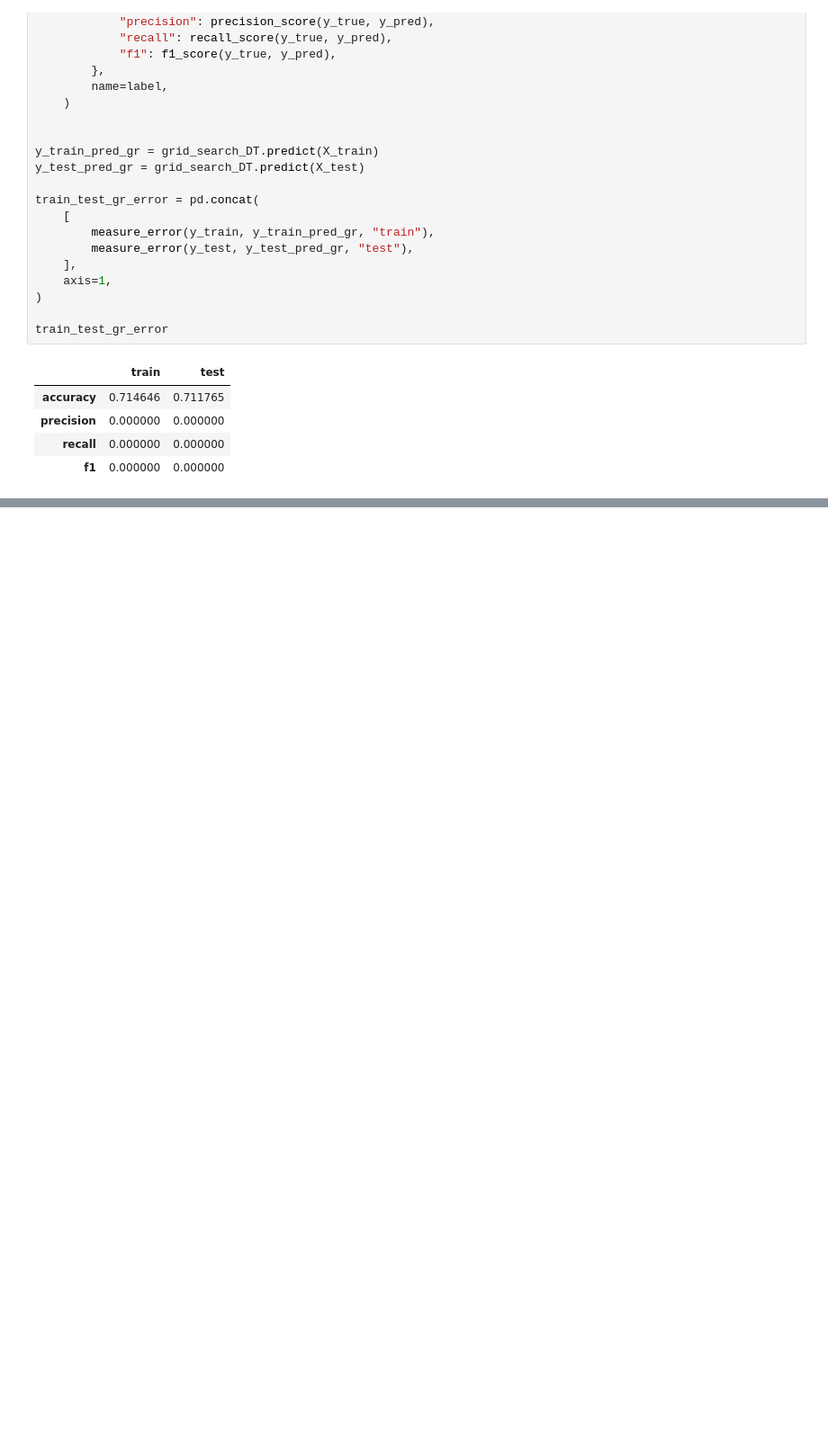
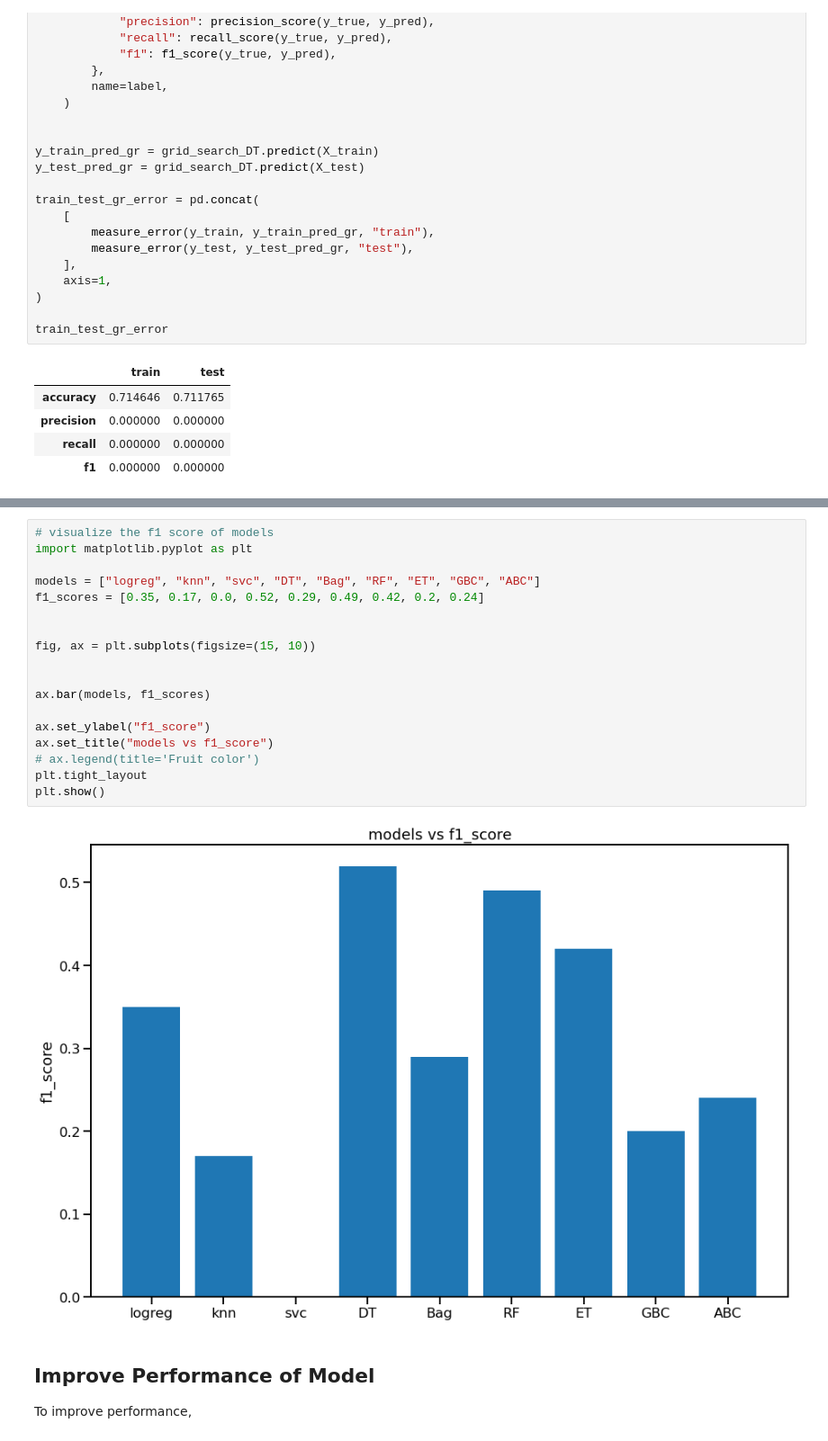
Before and after one commit to gkrampah/Classifiers, a Jupyter notebook: project.ipynb, the cells around one changed output, grey strips where cells are left out. Shown at 90% size. Saved outputs shown, nothing was run; the diff lists cells and outputs as text; blank space fills up the shorter version.

```diff
--- a/project.ipynb
+++ b/project.ipynb
@@ -876,0 +1087,24 @@ Best score (precision):
+# %%
+# visualize the f1 score of models
+import matplotlib.pyplot as plt
+
+models = ["logreg", "knn", "svc", "DT", "Bag", "RF", "ET", "GBC", "ABC"]
+f1_scores = [0.35, 0.17, 0.0, 0.52, 0.29, 0.49, 0.42, 0.2, 0.24]
+
+
+fig, ax = plt.subplots(figsize=(15, 10))
+
+
+ax.bar(models, f1_scores)
+
+ax.set_ylabel("f1_score")
+ax.set_title("models vs f1_score")
+# ax.legend(title='Fruit color')
+plt.tight_layout
+plt.show()
+# %% [output]
+[figure, added]
+# %% [markdown]
+## Improve Performance of Model
+
+To improve performance,
```
Also changed, not shown: parts of 22 cells of this notebook.
